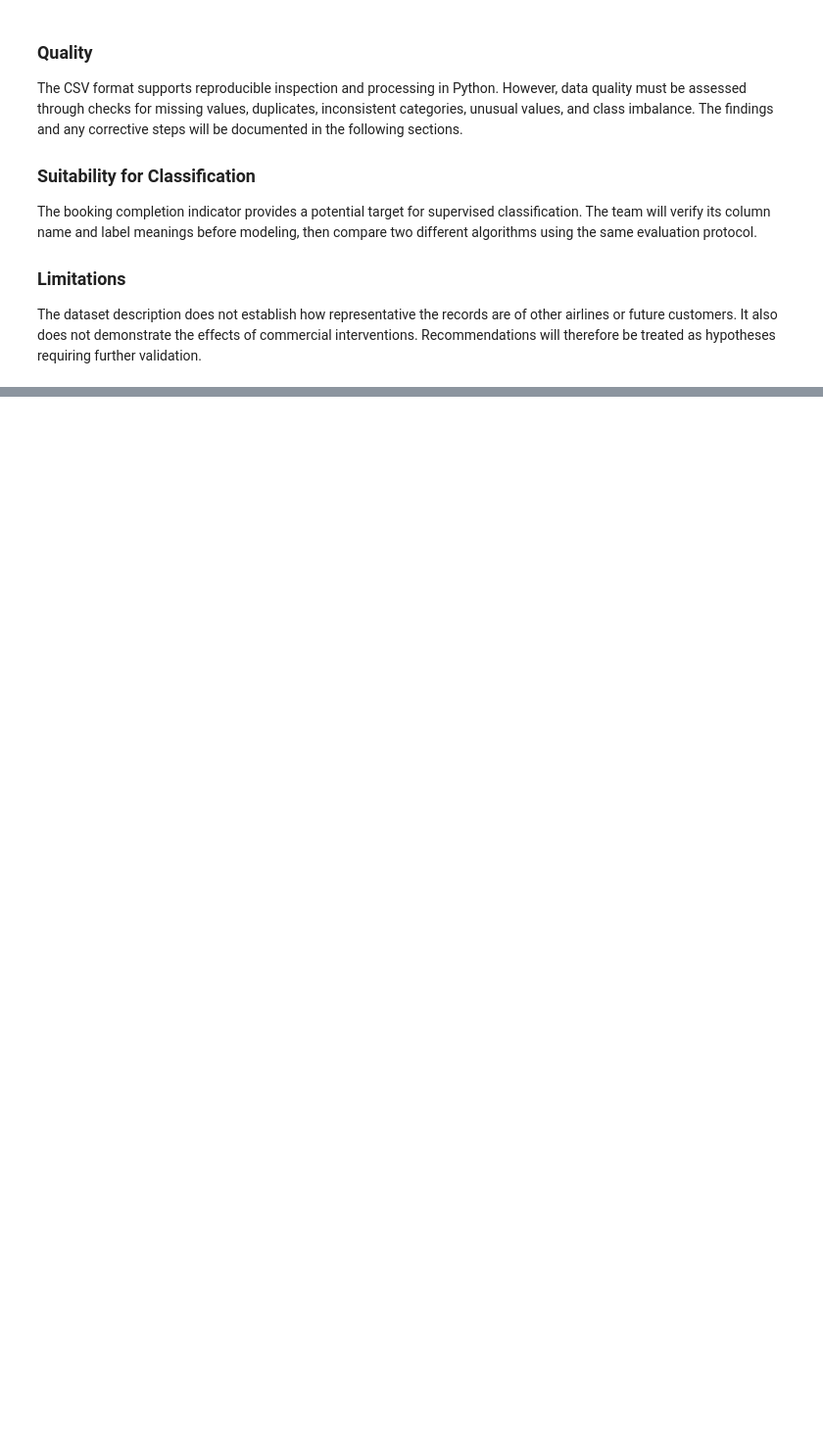
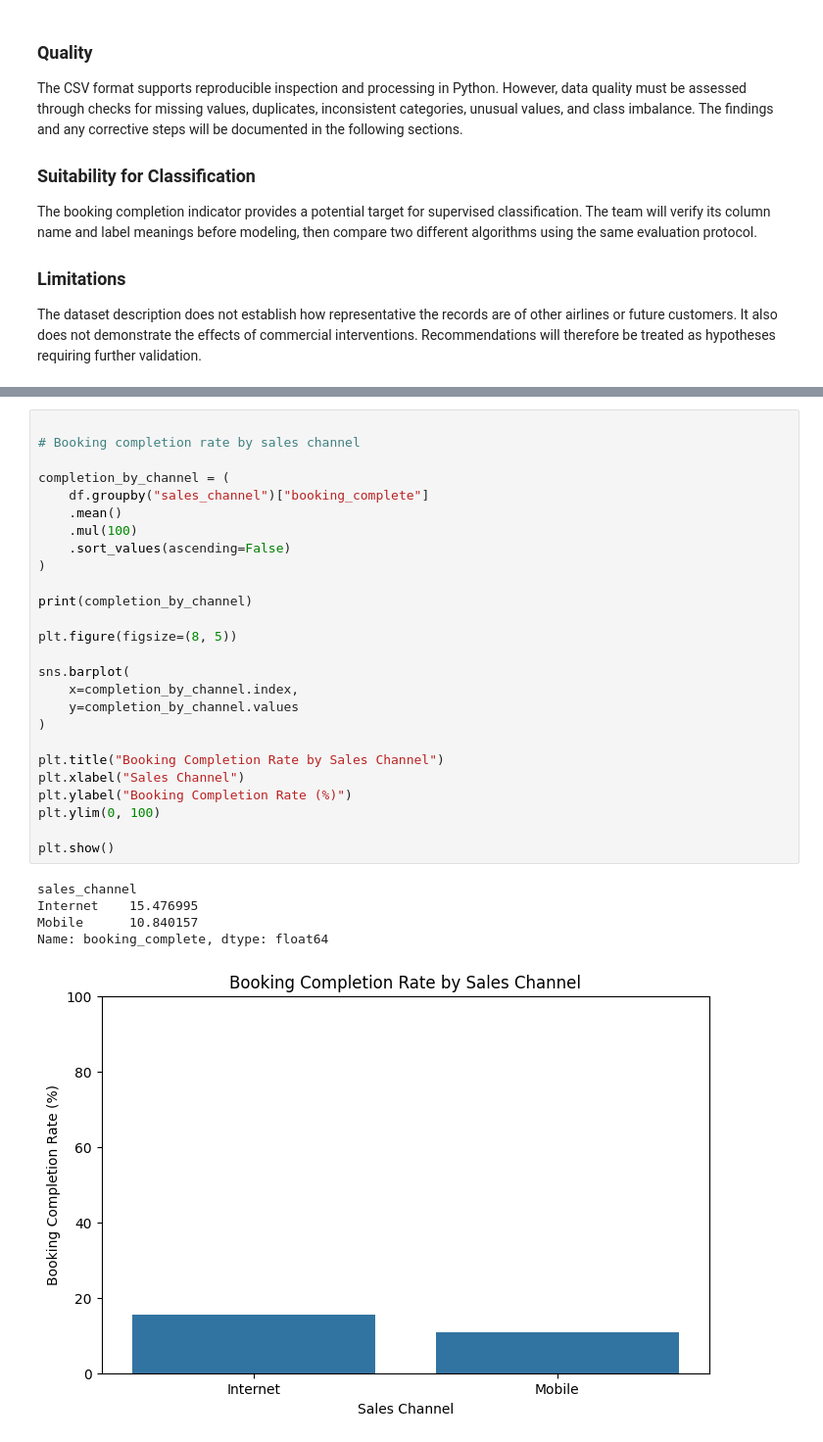
Before and after one commit to Ghaida-Alyousef/SW485-Project-Group5, a Jupyter notebook: Phase1_Data_Exploration.ipynb, the cells around one changed output, grey strips where cells are left out. Shown at 98% size. Cells and saved outputs as stored; diff of their text form; blank space fills up the shorter version.

```diff
--- a/Phase1_Data_Exploration.ipynb
+++ b/Phase1_Data_Exploration.ipynb
@@ -55,0 +291,32 @@ The dataset description does not establish how representative the records are of
+# %%
+
+# Booking completion rate by sales channel
+
+completion_by_channel = (
+    df.groupby("sales_channel")["booking_complete"]
+    .mean()
+    .mul(100)
+    .sort_values(ascending=False)
+)
+
+print(completion_by_channel)
+
+plt.figure(figsize=(8, 5))
+
+sns.barplot(
+    x=completion_by_channel.index,
+    y=completion_by_channel.values
+)
+
+plt.title("Booking Completion Rate by Sales Channel")
+plt.xlabel("Sales Channel")
+plt.ylabel("Booking Completion Rate (%)")
+plt.ylim(0, 100)
+
+plt.show()
+# %% [output]
+sales_channel
+Internet    15.476995
+Mobile      10.840157
+Name: booking_complete, dtype: float64
+[figure, added]
```
Also changed, not shown: parts of 26 cells of this notebook.
